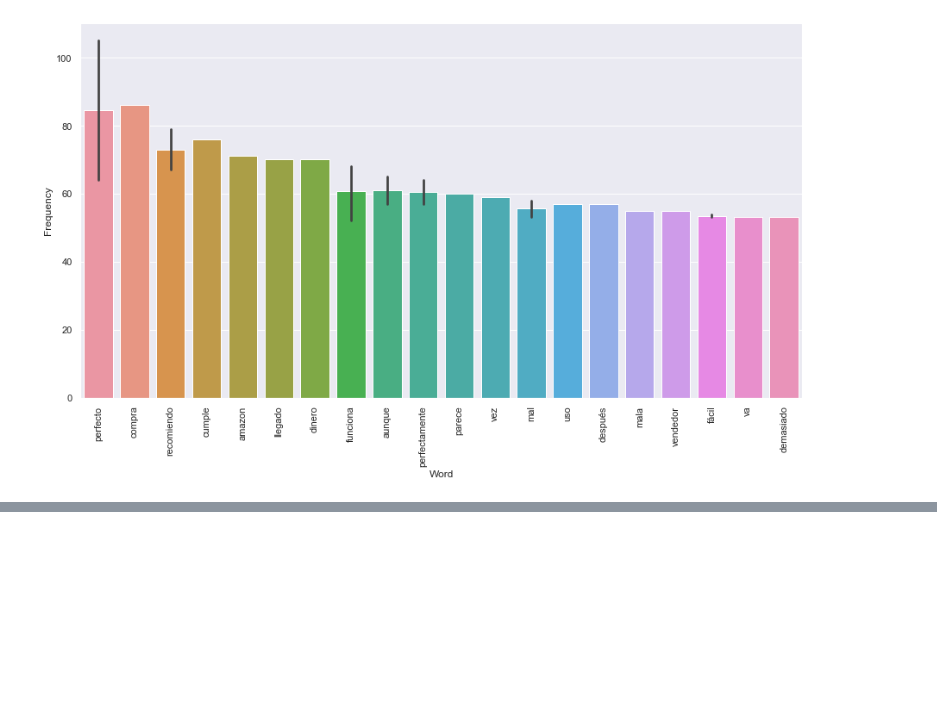
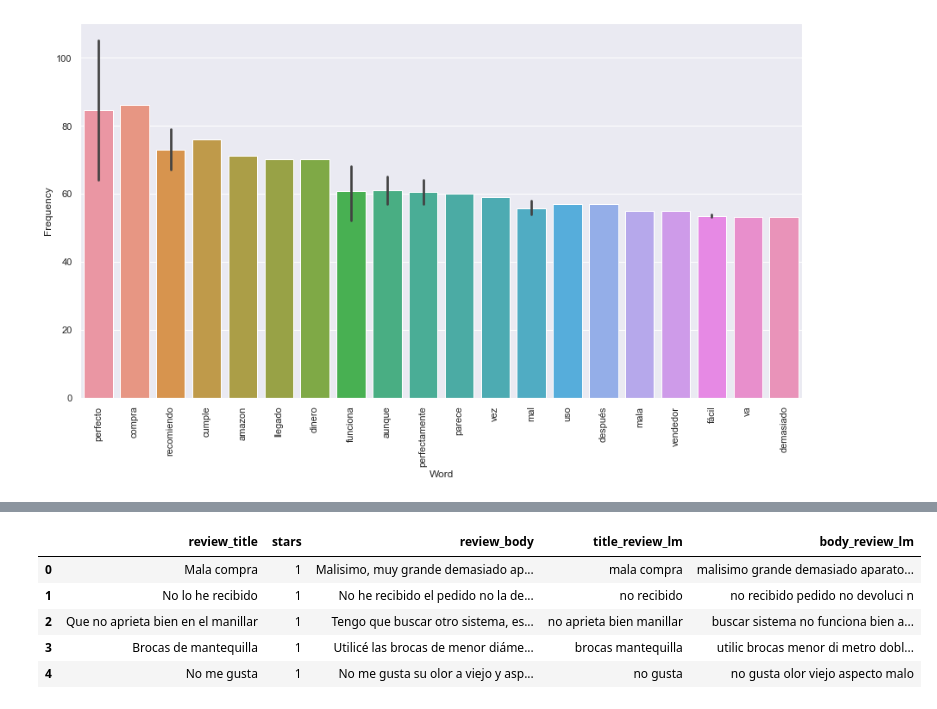
Before and after one commit to luiscarlos0218/proyecto3_NLP, a Jupyter notebook: DS_Proyecto_03_NLP.ipynb, the cells around one changed output, grey strips where cells are left out. Saved outputs shown, nothing was run; the diff lists cells and outputs as text; code cells hidden in the pictures; blank space fills up the shorter version.

```diff
--- a/DS_Proyecto_03_NLP.ipynb
+++ b/DS_Proyecto_03_NLP.ipynb
@@ -604,0 +1036,7 @@ plt.show()
+# %%
+dataset = pd.concat([dataset_dev.review_title,dataset_dev.stars,dataset_dev.review_body],axis=1)
+dataset.dropna(axis=0,inplace=True)
+
+# Traemos nuevamente las stopwords
+stopwords = nltk.corpus.stopwords.words('spanish')
+stopwords.remove('no')
@@ -604,0 +1063,42 @@ plt.show()
+# %%
+from nltk.corpus import wordnet
+
+def get_wordnet_pos(word):
+    """Map POS tag to first character lemmatize() accepts"""
+    tag = nltk.pos_tag([word])[0][1][0].upper()
+    tag_dict = {"J": wordnet.ADJ,
+                "N": wordnet.NOUN,
+                "V": wordnet.VERB,
+                "R": wordnet.ADV}
+
+    return tag_dict.get(tag, wordnet.NOUN)
+# %%
+titular_list=[]
+for titular in dataset.review_title:
+    # Vamos a reemplzar los caracteres que no sean leras por espacios
+    titular=re.sub("[^a-zA-Z]"," ",str(titular))
+    # Pasamos todo a minúsculas
+    titular=titular.lower()
+    # Tokenizamos para separar las palabras
+    titular=nltk.word_tokenize(titular)
+
+    # Aplicamos el Lemmatizer (Esto puede tardar un ratito)
+    frase_lemma = [wordnet_lemmatizer.lemmatize(w, get_wordnet_pos(w)) for w in titular]
+
+    # Sacamos las Stopwords
+    titular = [palabra for palabra in titular if not palabra in stopwords]
+
+    # Por ultimo volvemos a unir el titular
+    titular=" ".join(titular)
+    #dataset["titular_normalizado"] = titular_list
+    titular_list.append(titular)
+# %%
+dataset["title_review_lm"] = titular_list
+dataset.head()
+# %% [output]
+|  | review_title | stars | review_body | title_review_lm | body_review_lm |
+| 0 | Mala compra | 1 | Malisimo, muy grande demasiado ap... | mala compra | malisimo grande demasiado aparato... |
+| 1 | No lo he recibido | 1 | No he recibido el pedido no la de... | no recibido | no recibido pedido no devoluci n |
+| 2 | Que no aprieta bien en el manillar | 1 | Tengo que buscar otro sistema, es... | no aprieta bien manillar | buscar sistema no funciona bien a... |
+| 3 | Brocas de mantequilla | 1 | Utilicé las brocas de menor diáme... | brocas mantequilla | utilic brocas menor di metro dobl... |
+| 4 | No me gusta | 1 | No me gusta su olor a viejo y asp... | no gusta | no gusta olor viejo aspecto malo |
```
Also changed, not shown: parts of 71 cells of this notebook.
